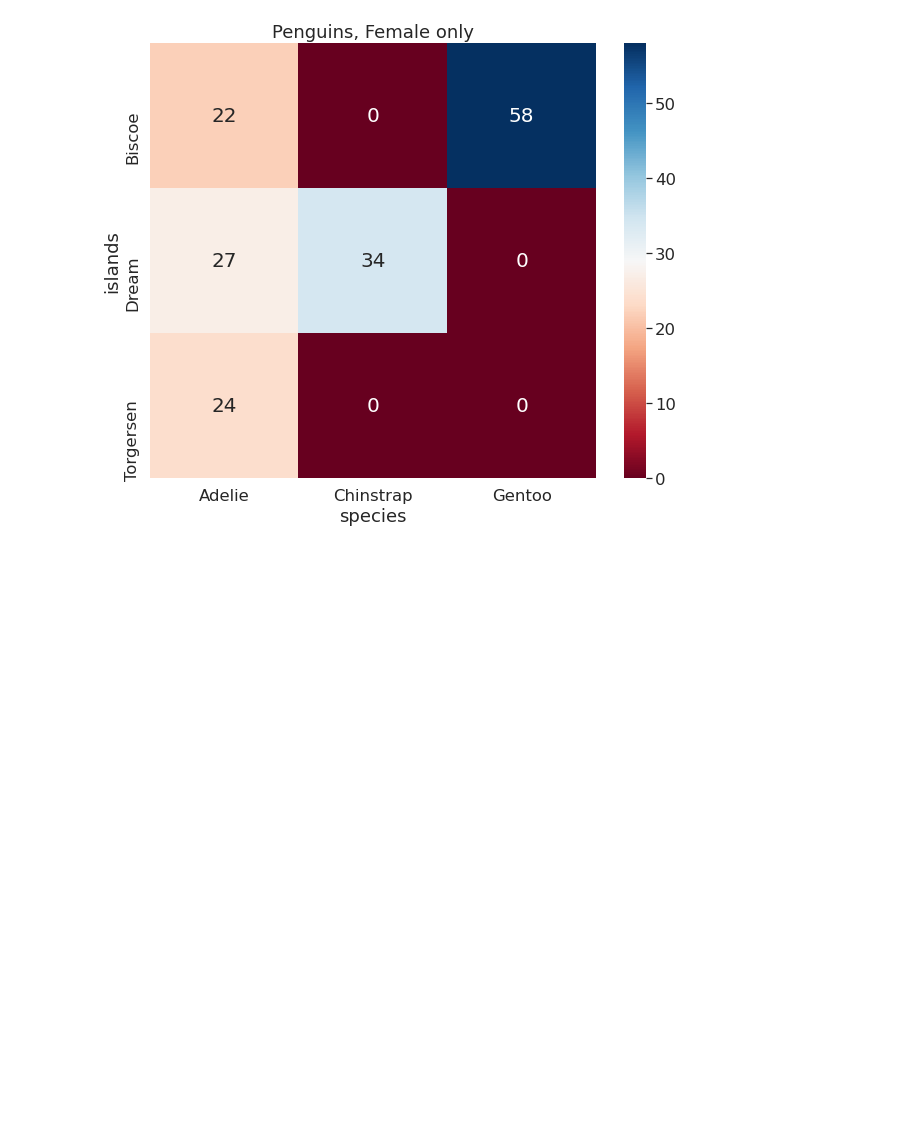
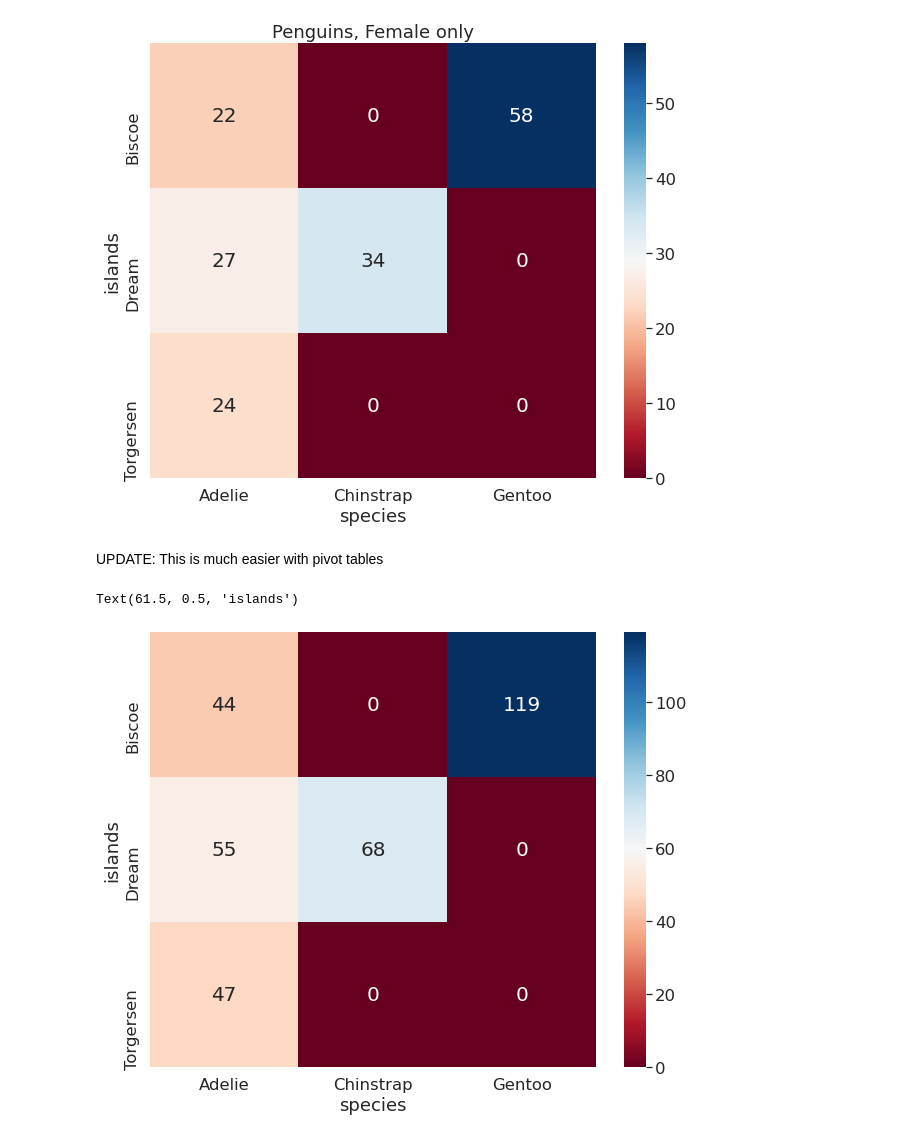
Before and after one commit to AdamEsmail/pandas-playground, a Jupyter notebook: 2D count map example.ipynb, the cells around one changed output. Drawn from its saved outputs; the diff is of its cells as text; code cells hidden in the pictures; blank space fills up the shorter version.

Commit message:
Pivot tables are great!

```diff
--- a/2D count map example.ipynb
+++ b/2D count map example.ipynb
@@ -72,3 +72,16 @@ for sex in ["MALE","FEMALE"]:
 # %% [output]
 [figure]
 [figure]
+# %% [markdown]
+UPDATE: This is much easier with pivot tables
+# %%
+count_df = df.pivot_table(values='body_mass_g',index="island",columns='species',aggfunc=len,fill_value=0)
+
+ax = sns.heatmap(count_df,annot=True,fmt='.0f',cmap="RdBu",annot_kws={'size':20})
+ax.set_xlabel("species")
+ax.set_ylabel("islands")
+
+ax.set_title("Penguins")
+# %% [output]
+Text(61.5, 0.5, 'islands')
+[figure, added]
```
Also changed, not shown: parts of 1 cell of this notebook.
